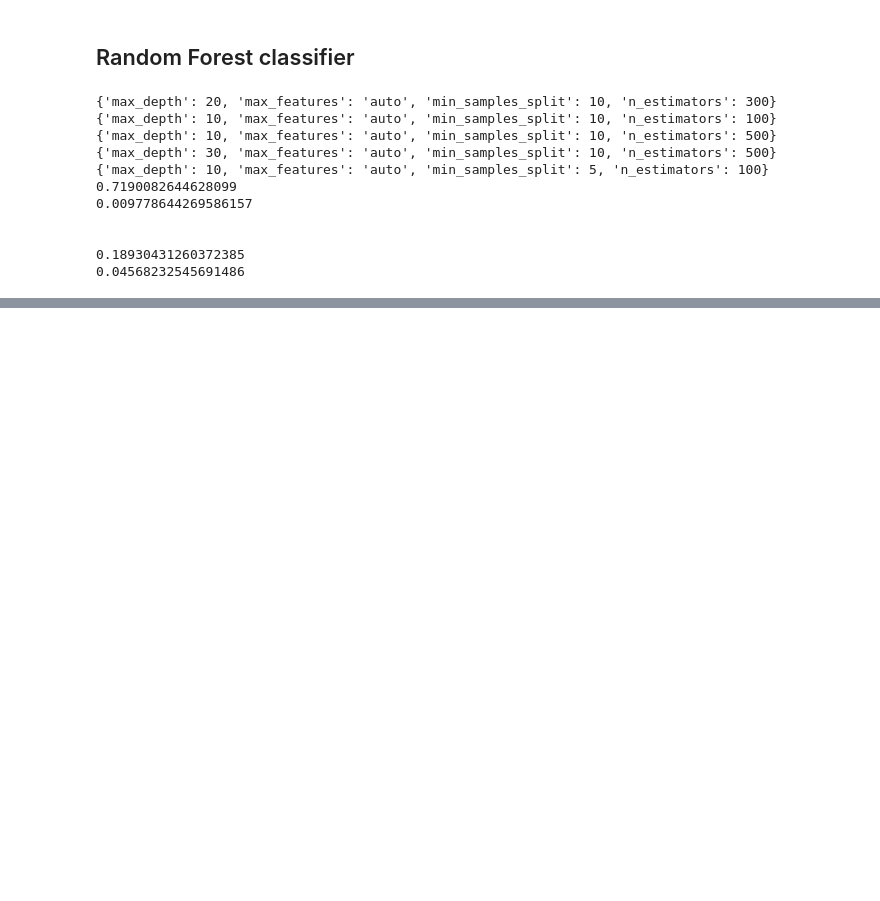
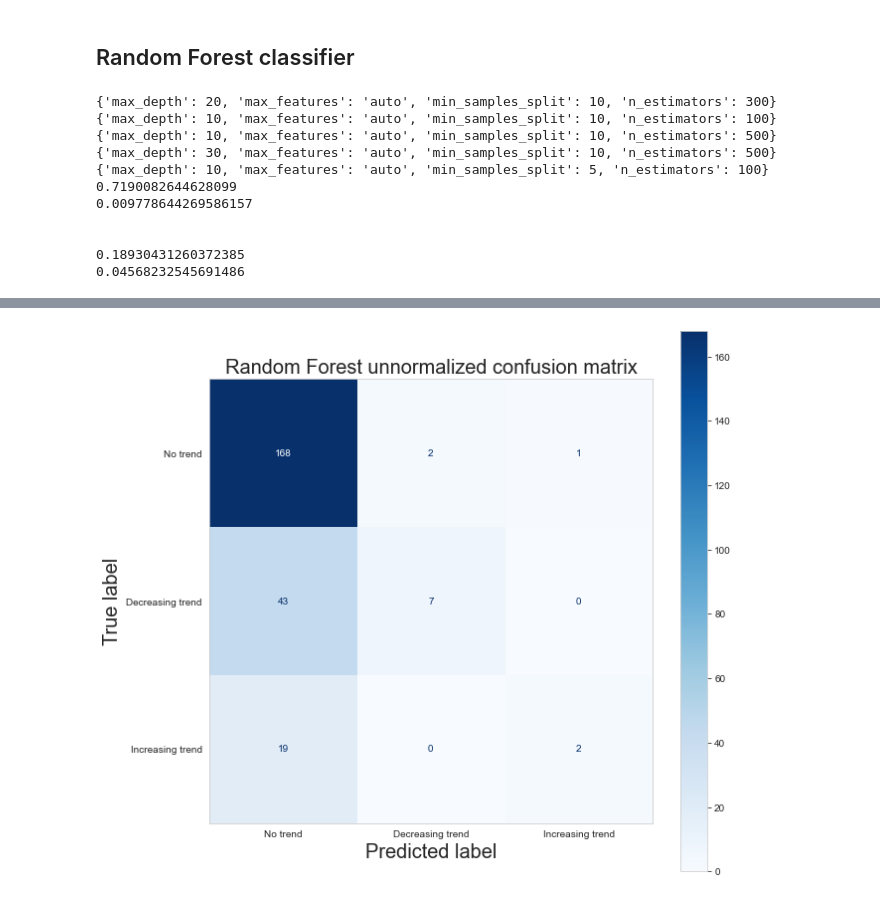
Before and after one commit to pcheras/Masters-thesis, a Jupyter notebook: progression_classification/classification_task.ipynb, the cells around one changed output, grey strips where cells are left out. Saved outputs shown, nothing was run; the diff lists cells and outputs as text; code cells hidden in the pictures; blank space fills up the shorter version.

```diff
--- a/progression_classification/classification_task.ipynb
+++ b/progression_classification/classification_task.ipynb
@@ -185,0 +190,12 @@ Accuracy on test set using RF: 0.843
+# %%
+sns.set_style("whitegrid", {'axes.grid' : False})
+fig, axs = plt.subplots(figsize=(10, 10))
+cm = confusion_matrix(y_test, tuned_rf.predict(X_test))
+disp = ConfusionMatrixDisplay(cm, display_labels=class_names)
+disp.plot(include_values=True, cmap=plt.cm.Blues, xticks_rotation=0, values_format=None, ax=axs, colorbar=True);
+axs.set_title('Random Forest unnormalized confusion matrix', fontsize=20)
+axs.set_xlabel('Predicted label', fontsize=20)
+axs.set_ylabel('True label', fontsize=20)
+plt.show()
+# %% [output]
+[figure, added]
```
Also changed, not shown: parts of 2 cells of this notebook.
